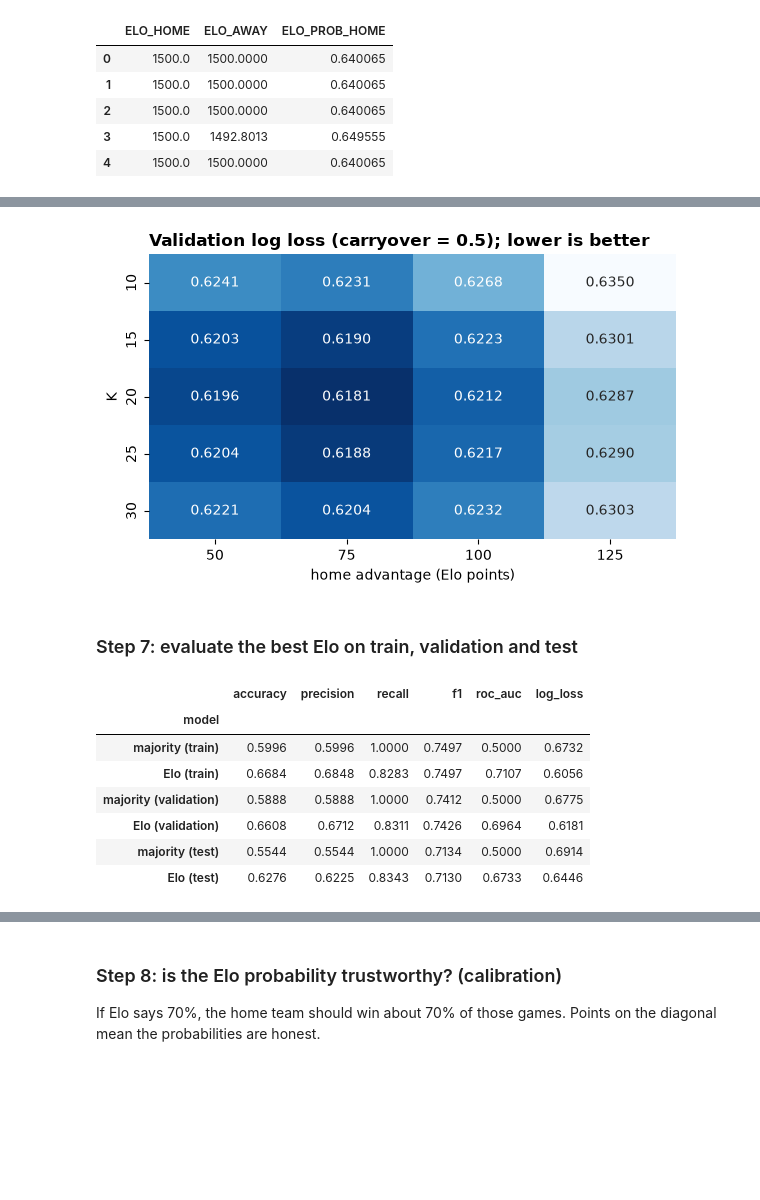
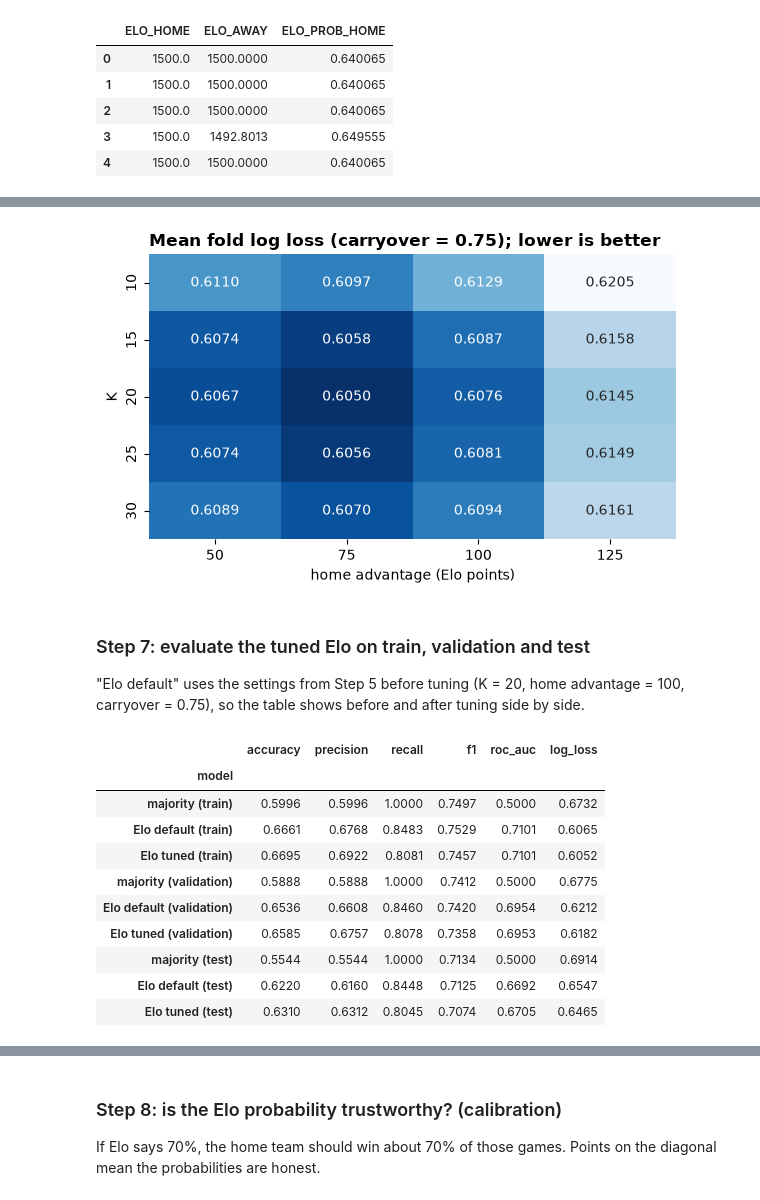
Before and after one commit to linjustin8/cis4930-nba-ml-project, a Jupyter notebook: notebooks/04_elo_rating.ipynb, the cells around one changed output, grey strips where cells are left out. Cells and saved outputs as stored; diff of their text form; code cells hidden in the pictures; blank space fills up the shorter version.

Commit message:
Tune Elo with forward-chaining folds and compare default vs tuned

```diff
--- a/notebooks/04_elo_rating.ipynb
+++ b/notebooks/04_elo_rating.ipynb
@@ -121,19 +132,21 @@ Elo has three settings. We try a small grid and pick the one with the lowest **v
 import itertools, time
 
 grid = {"k": [10, 15, 20, 25, 30], "home_adv": [50, 75, 100, 125], "carryover": [0.5, 0.75, 1.0]}
+fold_seasons = [2012, 2013, 2014, 2015, 2016]
+season = games["SEASON"]
 
 t0 = time.time()
 rows = []
 for k, ha, co in itertools.product(grid["k"], grid["home_adv"], grid["carryover"]):
     p = run_elo(games, k=k, home_adv=ha, carryover=co)["ELO_PROB_HOME"]
+    fold_ll = [log_loss(y[season == s], p[season == s]) for s in fold_seasons]   # one score per fold
     rows.append({"k": k, "home_adv": ha, "carryover": co,
-                 "train_log_loss": log_loss(y[is_train], p[is_train]),
-                 "val_log_loss": log_loss(y[is_val], p[is_val]),
-                 "val_accuracy": accuracy_score(y[is_val], (p[is_val] >= 0.5).astype(int))})
-tuning = pd.DataFrame(rows).sort_values("val_log_loss").reset_index(drop=True)
-print(len(tuning), "settings tried in %.1fs" % (time.time() - t0))
+                 "fold_log_loss_mean": np.mean(fold_ll), "fold_log_loss_std": np.std(fold_ll),
+                 **{f"ll_{s}": v for s, v in zip(fold_seasons, fold_ll)}})
+tuning = pd.DataFrame(rows).sort_values("fold_log_loss_mean").reset_index(drop=True)
+print(len(tuning), "settings x", len(fold_seasons), "folds in %.1fs" % (time.time() - t0))
 
 best = tuning.iloc[0]
 print("best: K =", best["k"], "| home_adv =", best["home_adv"], "| carryover =", best["carryover"])
-tuning.head(8).round(4)
+tuning[["k", "home_adv", "carryover", "fold_log_loss_mean", "fold_log_loss_std"]].head(8).round(4)
 # %% [output]
@@ -151,36 +180,42 @@ best: K = 20.0 | home_adv = 75.0 | carryover = 0.5
 # %%
 co_best = best["carryover"]
-heat = tuning[tuning["carryover"] == co_best].pivot(index="k", columns="home_adv", values="val_log_loss")
+heat = tuning[tuning["carryover"] == co_best].pivot(index="k", columns="home_adv", values="fold_log_loss_mean")
 
 fig, ax = plt.subplots(figsize=(6, 3.8))
 sns.heatmap(heat, annot=True, fmt=".4f", cmap="Blues_r", cbar=False, ax=ax)
 ax.set_xlabel("home advantage (Elo points)"); ax.set_ylabel("K")
-ax.set_title(f"Validation log loss (carryover = {co_best}); lower is better")
+ax.set_title(f"Mean fold log loss (carryover = {co_best}); lower is better")
 plt.tight_layout(); plt.show()
 # %% [output]
-[figure, old version]
+[figure, new version]
-# %% [markdown]
-### Step 7: evaluate the best Elo on train, validation and test
+# %% [markdown]
+### Step 7: evaluate the tuned Elo on train, validation and test
+"Elo default" uses the settings from Step 5 before tuning (K = 20, home advantage = 100, carryover = 0.75), so the table shows before and after tuning side by side.
 # %%
 elo = run_elo(games, k=int(best["k"]), home_adv=best["home_adv"], carryover=best["carryover"])
 p_elo = elo["ELO_PROB_HOME"]
+p_elo_default = elo_default["ELO_PROB_HOME"]           # before tuning (Step 5)
 p_majority = np.full(len(games), y[is_train].mean())   # majority baseline for comparison
 
 rows = []
 for part, mask in (("train", is_train), ("validation", is_val), ("test", is_test)):
     rows.append(evaluate(f"majority ({part})", y[mask], p_majority[mask]))
-    rows.append(evaluate(f"Elo ({part})", y[mask], p_elo[mask]))
+    rows.append(evaluate(f"Elo default ({part})", y[mask], p_elo_default[mask]))
+    rows.append(evaluate(f"Elo tuned ({part})", y[mask], p_elo[mask]))
 results = pd.DataFrame(rows).set_index("model")
 results.round(4)
 # %% [output]
 |  | accuracy | precision | recall | f1 | roc_auc | log_loss |
 | model |  |  |  |  |  |  |
 | majority (train) | 0.5996 | 0.5996 | 1.0000 | 0.7497 | 0.5000 | 0.6732 |
-| Elo (train) | 0.6684 | 0.6848 | 0.8283 | 0.7497 | 0.7107 | 0.6056 |
+| Elo default (train) | 0.6661 | 0.6768 | 0.8483 | 0.7529 | 0.7101 | 0.6065 |
+| Elo tuned (train) | 0.6695 | 0.6922 | 0.8081 | 0.7457 | 0.7101 | 0.6052 |
 | majority (validation) | 0.5888 | 0.5888 | 1.0000 | 0.7412 | 0.5000 | 0.6775 |
-| Elo (validation) | 0.6608 | 0.6712 | 0.8311 | 0.7426 | 0.6964 | 0.6181 |
+| Elo default (validation) | 0.6536 | 0.6608 | 0.8460 | 0.7420 | 0.6954 | 0.6212 |
+| Elo tuned (validation) | 0.6585 | 0.6757 | 0.8078 | 0.7358 | 0.6953 | 0.6182 |
 | majority (test) | 0.5544 | 0.5544 | 1.0000 | 0.7134 | 0.5000 | 0.6914 |
-| Elo (test) | 0.6276 | 0.6225 | 0.8343 | 0.7130 | 0.6733 | 0.6446 |
+| Elo default (test) | 0.6220 | 0.6160 | 0.8448 | 0.7125 | 0.6692 | 0.6547 |
+| Elo tuned (test) | 0.6310 | 0.6312 | 0.8045 | 0.7074 | 0.6705 | 0.6465 |
 # %%
 fig, axes = plt.subplots(1, 2, figsize=(9, 3.6))
 plot_cm(axes[0], y[is_val], p_elo[is_val], "Elo, validation (2017-2018)")
```
Also changed, not shown: parts of 8 cells of this notebook.
